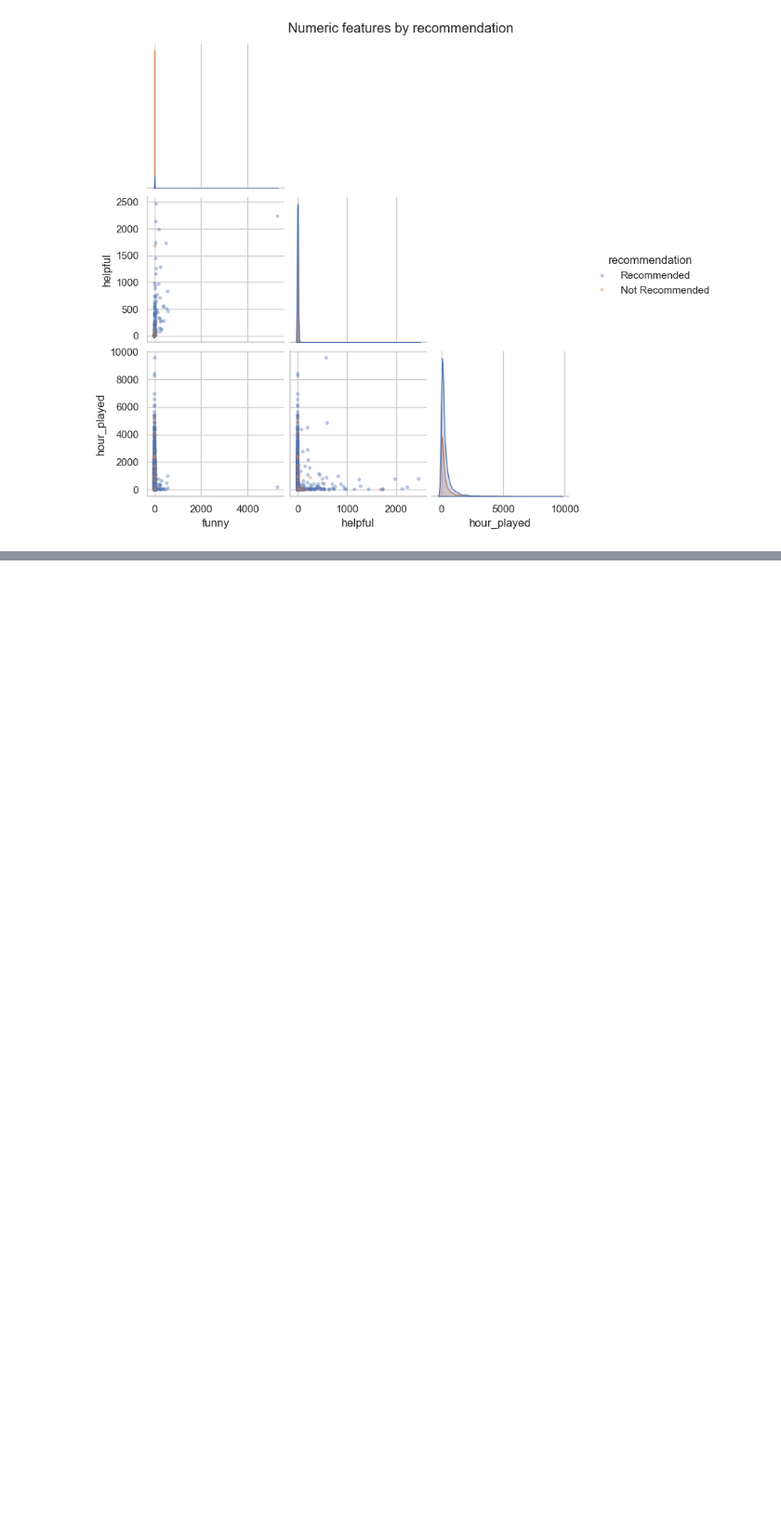
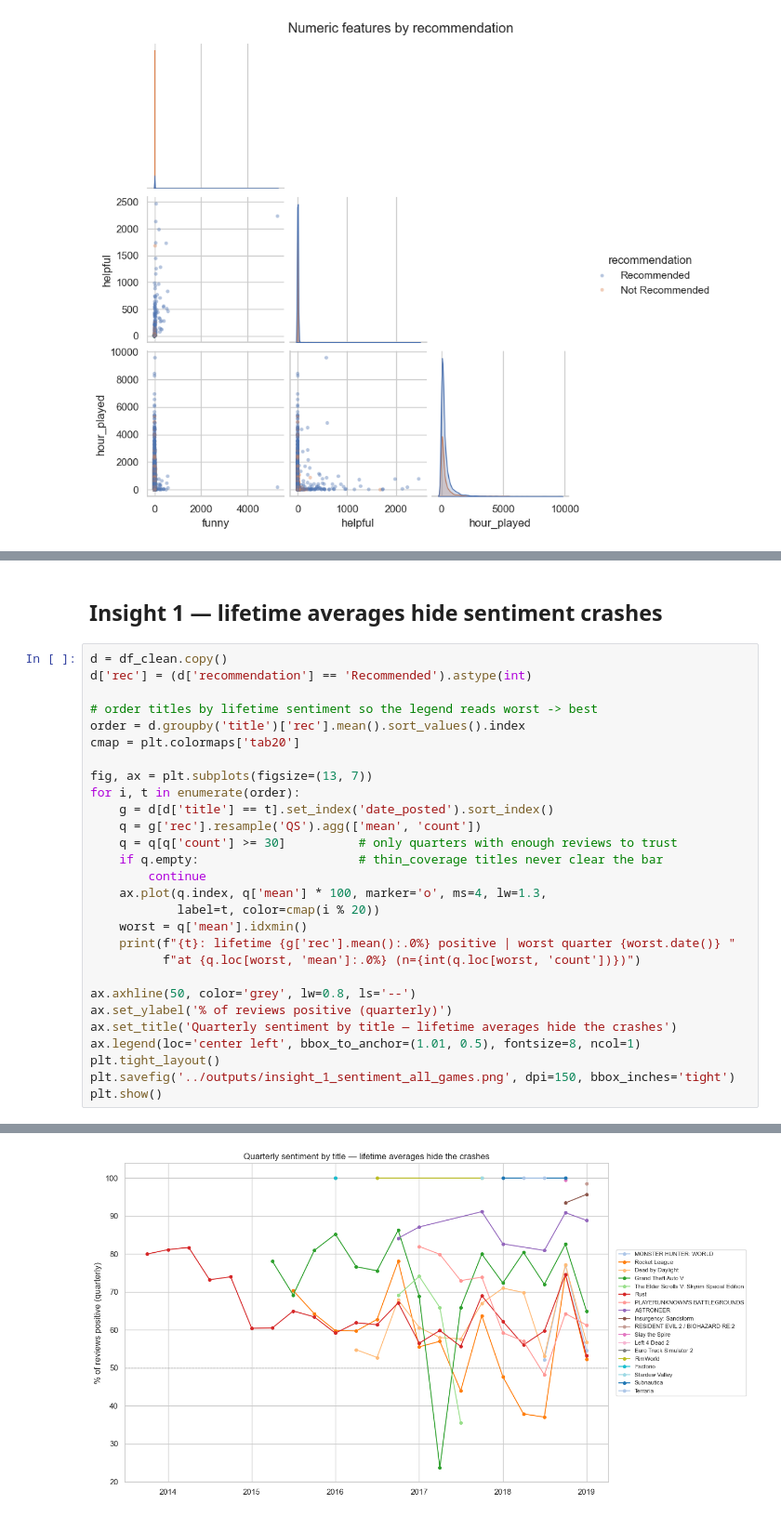
Before and after one commit to Louis69420/PWC, a Jupyter notebook: notebooks/eda.ipynb, the cells around one changed output, grey strips where cells are left out. Shown at 93% size. Cells and saved outputs as stored; diff of their text form; blank space fills up the shorter version.

```diff
--- a/notebooks/eda.ipynb
+++ b/notebooks/eda.ipynb
@@ -117,0 +153,31 @@ plt.show()
+# %% [markdown]
+## Insight 1 — lifetime averages hide sentiment crashes
+# %%
+d = df_clean.copy()
+d['rec'] = (d['recommendation'] == 'Recommended').astype(int)
+
+# order titles by lifetime sentiment so the legend reads worst -> best
+order = d.groupby('title')['rec'].mean().sort_values().index
+cmap = plt.colormaps['tab20']
+
+fig, ax = plt.subplots(figsize=(13, 7))
+for i, t in enumerate(order):
+    g = d[d['title'] == t].set_index('date_posted').sort_index()
+    q = g['rec'].resample('QS').agg(['mean', 'count'])
+    q = q[q['count'] >= 30]          # only quarters with enough reviews to trust
+    if q.empty:                      # thin_coverage titles never clear the bar
+        continue
+    ax.plot(q.index, q['mean'] * 100, marker='o', ms=4, lw=1.3,
+            label=t, color=cmap(i % 20))
+    worst = q['mean'].idxmin()
+    print(f"{t}: lifetime {g['rec'].mean():.0%} positive | worst quarter {worst.date()} "
+          f"at {q.loc[worst, 'mean']:.0%} (n={int(q.loc[worst, 'count'])})")
+
+ax.axhline(50, color='grey', lw=0.8, ls='--')
+ax.set_ylabel('% of reviews positive (quarterly)')
+ax.set_title('Quarterly sentiment by title — lifetime averages hide the crashes')
+ax.legend(loc='center left', bbox_to_anchor=(1.01, 0.5), fontsize=8, ncol=1)
+plt.tight_layout()
+plt.savefig('../outputs/insight_1_sentiment_all_games.png', dpi=150, bbox_inches='tight')
+plt.show()
+# %% [output]
@@ -117,0 +202 @@ plt.show()
+[figure, added]
```
Also changed, not shown: parts of 12 cells of this notebook.
